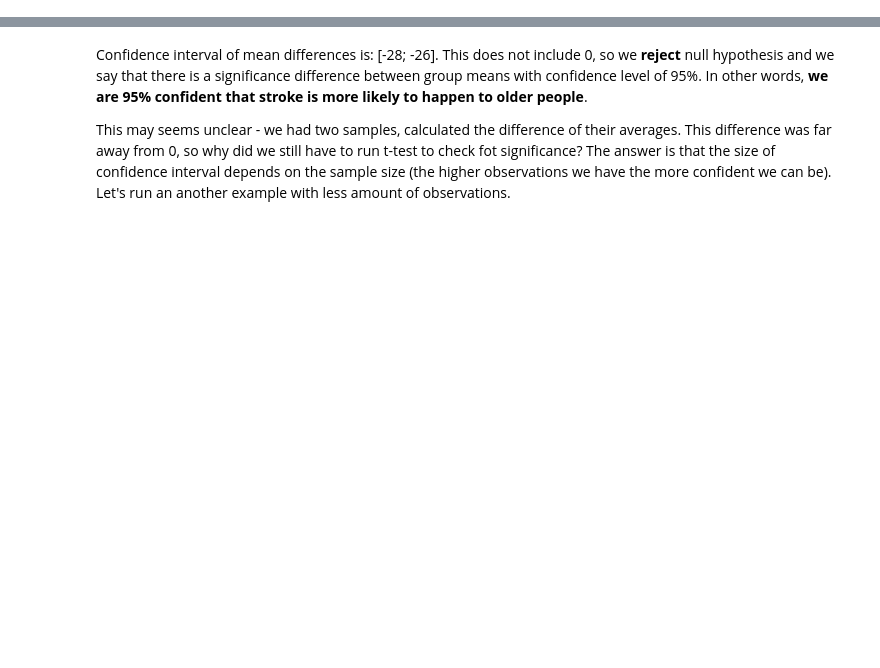
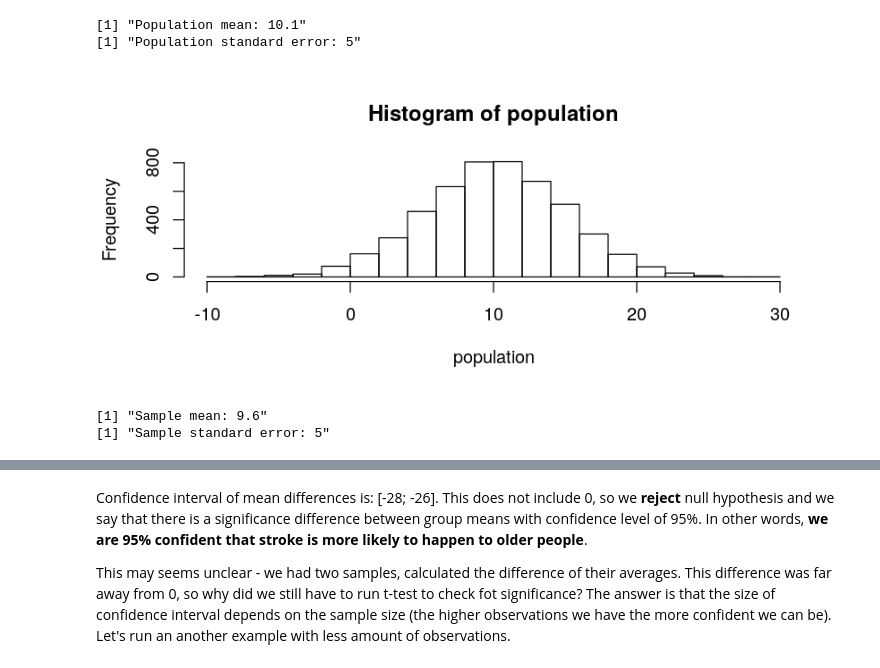
Before and after one commit to ahmetgunduz/biostatistics-in-r, a Jupyter notebook: biostatistics_pt2.ipynb, the cells around one changed output, grey strips where cells are left out. Cells and saved outputs as stored; diff of their text form; code cells hidden in the pictures; blank space fills up the shorter version.

```diff
--- a/biostatistics_pt2.ipynb
+++ b/biostatistics_pt2.ipynb
@@ -105,0 +192,17 @@ curve(dnorm(x, mean = mu_hat, sd = error), add = T)
+# %%
+population <- rnorm(5000, 10, 5)
+hist(population, breaks = 25)
+print(paste0("Population mean: ", round(mean(population), 1)))
+print(paste0("Population standard error: ", round(sd(population), 1)))
+# %% [output]
+[1] "Population mean: 10.1"
+[1] "Population standard error: 5"
+[figure, added]
+# %%
+n=250
+sample <- sample(population, size=n, replace = F)
+print(paste0("Sample mean: ", round(mean(sample), 1)))
+print(paste0("Sample standard error: ", round(sd(sample), 1)))
+# %% [output]
+[1] "Sample mean: 9.6"
+[1] "Sample standard error: 5"
```
Also changed, not shown: parts of 42 cells of this notebook.
